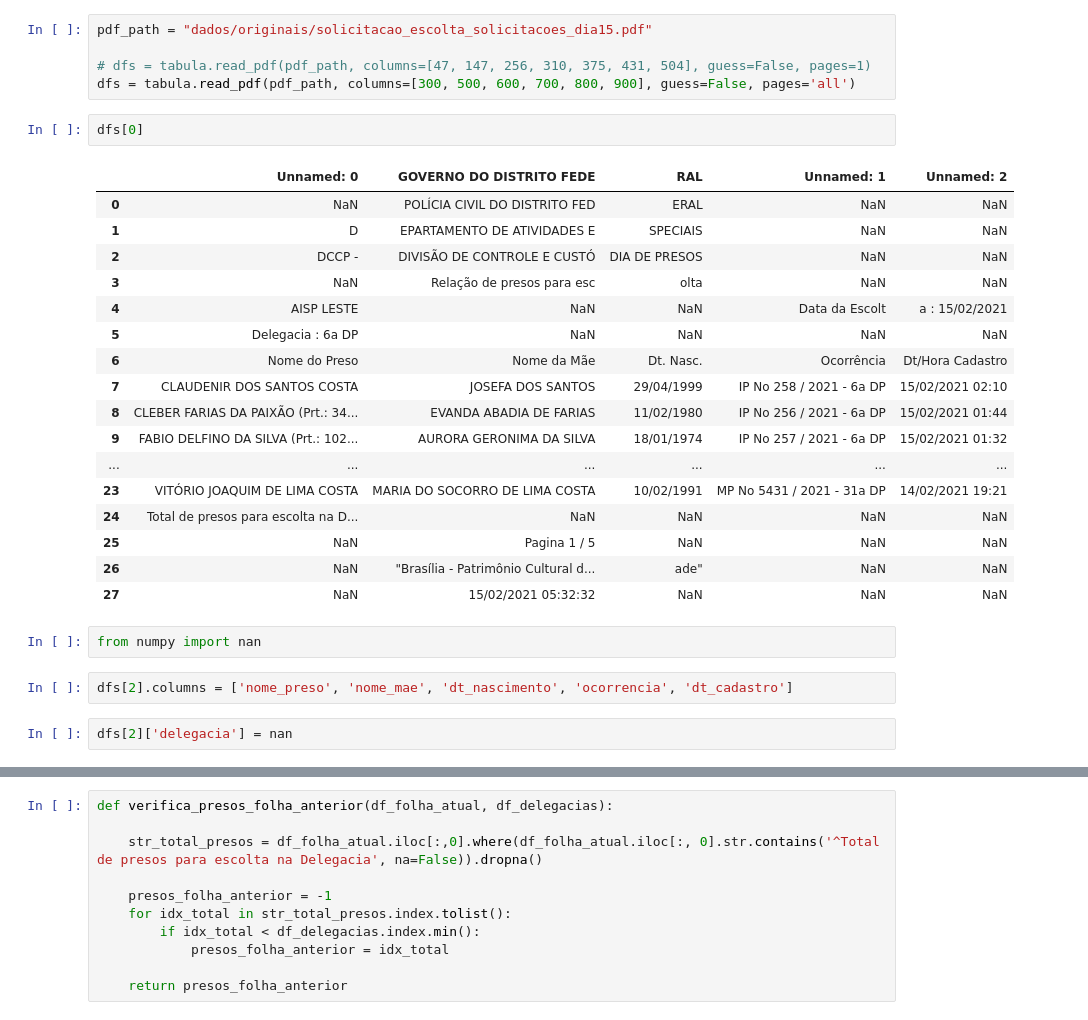
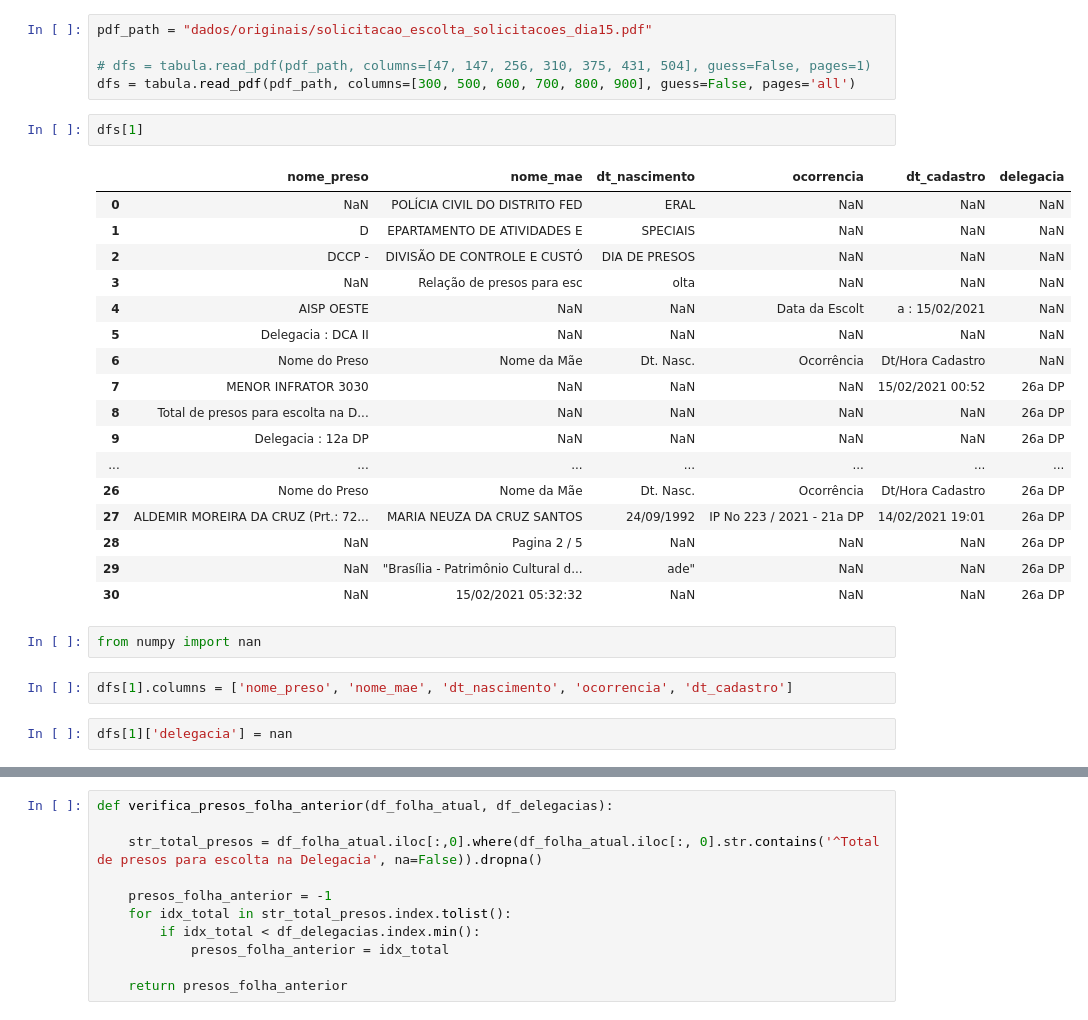
Before and after one commit to halisson-gomides/delivery-dp, a Jupyter notebook: teste_tabulapy.ipynb, the cells around one changed output, grey strips where cells are left out. Drawn from its saved outputs; the diff is of its cells as text.

```diff
--- a/teste_tabulapy.ipynb
+++ b/teste_tabulapy.ipynb
@@ -14,30 +27,30 @@ pdf_path = "dados/originais/solicitacao_escolta_solicitacoes_dia15.pdf"
 # dfs = tabula.read_pdf(pdf_path, columns=[47, 147, 256, 310, 375, 431, 504], guess=False, pages=1)
 dfs = tabula.read_pdf(pdf_path, columns=[300, 500, 600, 700, 800, 900], guess=False, pages='all')
 # %%
-dfs[0]
+dfs[1]
 # %% [output]
-|  | Unnamed: 0 | GOVERNO DO DISTRITO FEDE | RAL | Unnamed: 1 | Unnamed: 2 |
-| 0 | NaN | POLÍCIA CIVIL DO DISTRITO FED | ERAL | NaN | NaN |
-| 1 | D | EPARTAMENTO DE ATIVIDADES E | SPECIAIS | NaN | NaN |
-| 2 | DCCP - | DIVISÃO DE CONTROLE E CUSTÓ | DIA DE PRESOS | NaN | NaN |
-| 3 | NaN | Relação de presos para esc | olta | NaN | NaN |
-| 4 | AISP LESTE | NaN | NaN | Data da Escolt | a : 15/02/2021 |
-| 5 | Delegacia : 6a DP | NaN | NaN | NaN | NaN |
-| 6 | Nome do Preso | Nome da Mãe | Dt. Nasc. | Ocorrência | Dt/Hora Cadastro |
-| 7 | CLAUDENIR DOS SANTOS COSTA | JOSEFA DOS SANTOS | 29/04/1999 | IP No 258 / 2021 - 6a DP | 15/02/2021 02:10 |
-| 8 | CLEBER FARIAS DA PAIXÃO (Prt.: 34... | EVANDA ABADIA DE FARIAS | 11/02/1980 | IP No 256 / 2021 - 6a DP | 15/02/2021 01:44 |
-| 9 | FABIO DELFINO DA SILVA (Prt.: 102... | AURORA GERONIMA DA SILVA | 18/01/1974 | IP No 257 / 2021 - 6a DP | 15/02/2021 01:32 |
-| ... | ... | ... | ... | ... | ... |
-| 23 | VITÓRIO JOAQUIM DE LIMA COSTA | MARIA DO SOCORRO DE LIMA COSTA | 10/02/1991 | MP No 5431 / 2021 - 31a DP | 14/02/2021 19:21 |
-| 24 | Total de presos para escolta na D... | NaN | NaN | NaN | NaN |
-| 25 | NaN | Pagina 1 / 5 | NaN | NaN | NaN |
-| 26 | NaN | "Brasília - Patrimônio Cultural d... | ade" | NaN | NaN |
-| 27 | NaN | 15/02/2021 05:32:32 | NaN | NaN | NaN |
+|  | nome_preso | nome_mae | dt_nascimento | ocorrencia | dt_cadastro | delegacia |
+| 0 | NaN | POLÍCIA CIVIL DO DISTRITO FED | ERAL | NaN | NaN | NaN |
+| 1 | D | EPARTAMENTO DE ATIVIDADES E | SPECIAIS | NaN | NaN | NaN |
+| 2 | DCCP - | DIVISÃO DE CONTROLE E CUSTÓ | DIA DE PRESOS | NaN | NaN | NaN |
+| 3 | NaN | Relação de presos para esc | olta | NaN | NaN | NaN |
+| 4 | AISP OESTE | NaN | NaN | Data da Escolt | a : 15/02/2021 | NaN |
+| 5 | Delegacia : DCA II | NaN | NaN | NaN | NaN | NaN |
+| 6 | Nome do Preso | Nome da Mãe | Dt. Nasc. | Ocorrência | Dt/Hora Cadastro | NaN |
+| 7 | MENOR INFRATOR 3030 | NaN | NaN | NaN | 15/02/2021 00:52 | 26a DP |
+| 8 | Total de presos para escolta na D... | NaN | NaN | NaN | NaN | 26a DP |
+| 9 | Delegacia : 12a DP | NaN | NaN | NaN | NaN | 26a DP |
+| ... | ... | ... | ... | ... | ... | ... |
+| 26 | Nome do Preso | Nome da Mãe | Dt. Nasc. | Ocorrência | Dt/Hora Cadastro | 26a DP |
+| 27 | ALDEMIR MOREIRA DA CRUZ (Prt.: 72... | MARIA NEUZA DA CRUZ SANTOS | 24/09/1992 | IP No 223 / 2021 - 21a DP | 14/02/2021 19:01 | 26a DP |
+| 28 | NaN | Pagina 2 / 5 | NaN | NaN | NaN | 26a DP |
+| 29 | NaN | "Brasília - Patrimônio Cultural d... | ade" | NaN | NaN | 26a DP |
+| 30 | NaN | 15/02/2021 05:32:32 | NaN | NaN | NaN | 26a DP |
 # %%
 from numpy import nan
 # %%
-dfs[2].columns = ['nome_preso', 'nome_mae', 'dt_nascimento', 'ocorrencia', 'dt_cadastro']
+dfs[1].columns = ['nome_preso', 'nome_mae', 'dt_nascimento', 'ocorrencia', 'dt_cadastro']
 # %%
-dfs[2]['delegacia'] = nan
+dfs[1]['delegacia'] = nan
 # %%
 dfs[2]
```
Also changed, not shown: parts of 4 cells of this notebook, 1 other file.
